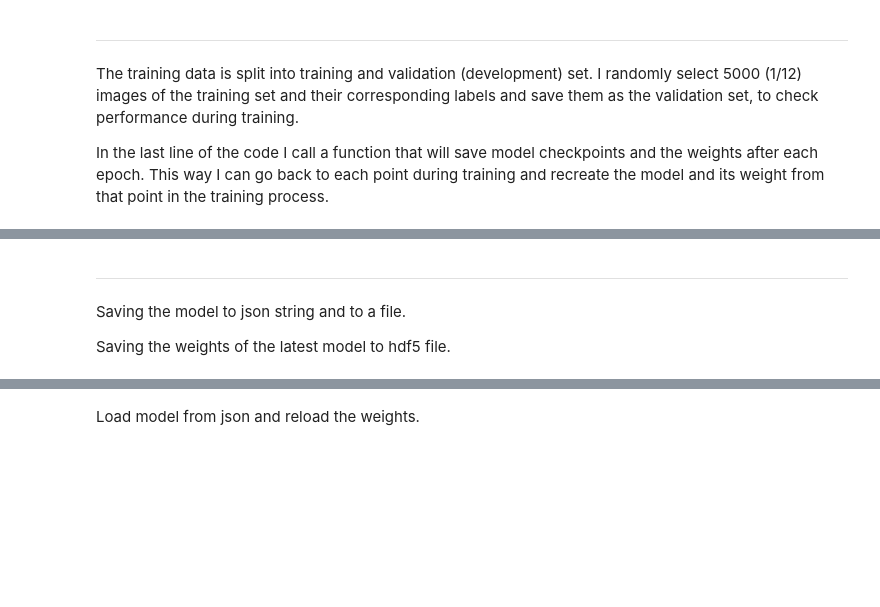
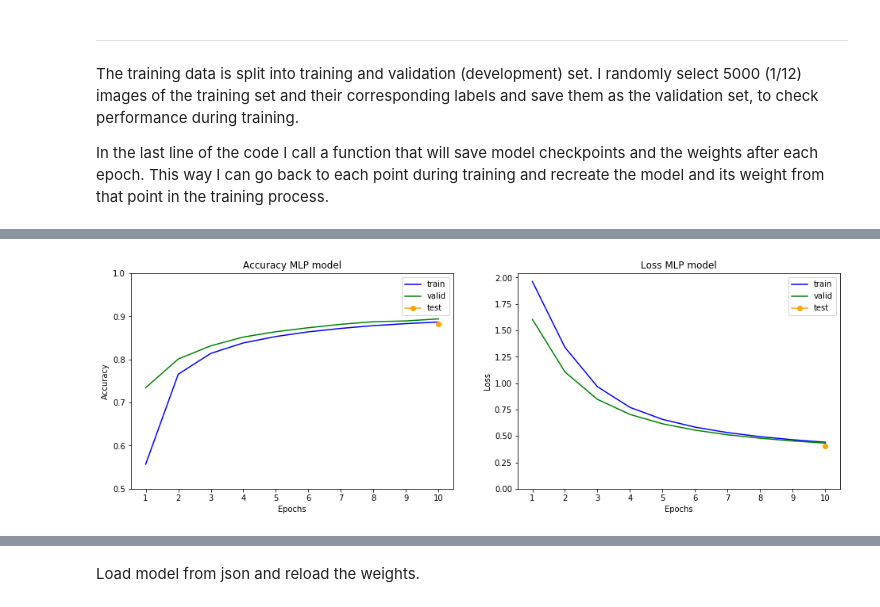
Before and after one commit to FM-uib/INF368, a Jupyter notebook: Assignment_1_Florian_Muthreich.ipynb, the cells around one changed output, grey strips where cells are left out. Cells and saved outputs as stored; diff of their text form; code cells hidden in the pictures; blank space fills up the shorter version.

```diff
--- a/Assignment_1_Florian_Muthreich.ipynb
+++ b/Assignment_1_Florian_Muthreich.ipynb
@@ -101,6 +129,6 @@ checkpoints = keras.callbacks.ModelCheckpoint("./checkpoints/model_{epoch:02d}.h
                                               save_best_only=False, save_weights_only=False)
 # %%
 trained = model.fit(x_train, y_train,
-                    epochs = 5, batch_size = 64,
+                    epochs = 10, batch_size = 64,
                     callbacks = [checkpoints],
                     validation_data = (x_valid, y_valid))
@@ -118,24 +191,21 @@ confusion
 # %%
 plt.rcParams["figure.figsize"] = (16,5)
 plt.subplot(1, 2, 1)
 
-plt.plot(range(1, 6), trained.history["acc"], color = "blue")
-plt.plot(range(1, 6), trained.history["val_acc"], color = "green")
-plt.plot(5, tested_eval[1], marker = "o", color = "orange")
-plt.ylim(0.5, 1), plt.xticks(range(1,6))
-plt.legend(["accuracy train", "accuracy valid", "accuracy test"])
+plt.plot(range(1, 11), trained.history["acc"], color = "blue")
+plt.plot(range(1, 11), trained.history["val_acc"], color = "green")
+plt.plot(10, tested_eval[1], marker = "o", color = "orange")
+plt.ylim(0.5, 1), plt.xticks(range(1,11))
+plt.legend(["train", "valid", "test"])
 plt.title("Accuracy MLP model"), plt.xlabel("Epochs"), plt.ylabel("Accuracy")
 
 plt.subplot(1, 2, 2)
-plt.plot(range(1, 6), trained.history["loss"], color = "blue")
-plt.plot(range(1, 6), trained.history["val_loss"], color = "green")
-plt.plot(5, tested_eval[0], marker = "o", color = "orange")
-plt.ylim(0), plt.xticks(range(1,6))
-plt.legend(["loss train", "loss valid", "loss test"])
+plt.plot(range(1, 11), trained.history["loss"], color = "blue")
+plt.plot(range(1, 11), trained.history["val_loss"], color = "green")
+plt.plot(10, tested_eval[0], marker = "o", color = "orange")
+plt.ylim(0), plt.xticks(range(1,11))
+plt.legend(["train", "valid", "test"])
 plt.title("Loss MLP model"), plt.xlabel("Epochs"), plt.ylabel("Loss")
 plt.show()
+# %% [output]
+[figure, added]
-# %% [markdown]
----
-Saving the model to json string and to a file.
-
-Saving the weights of the latest model to hdf5 file.
```
Also changed, not shown: parts of 15 cells of this notebook, 22 other files.
